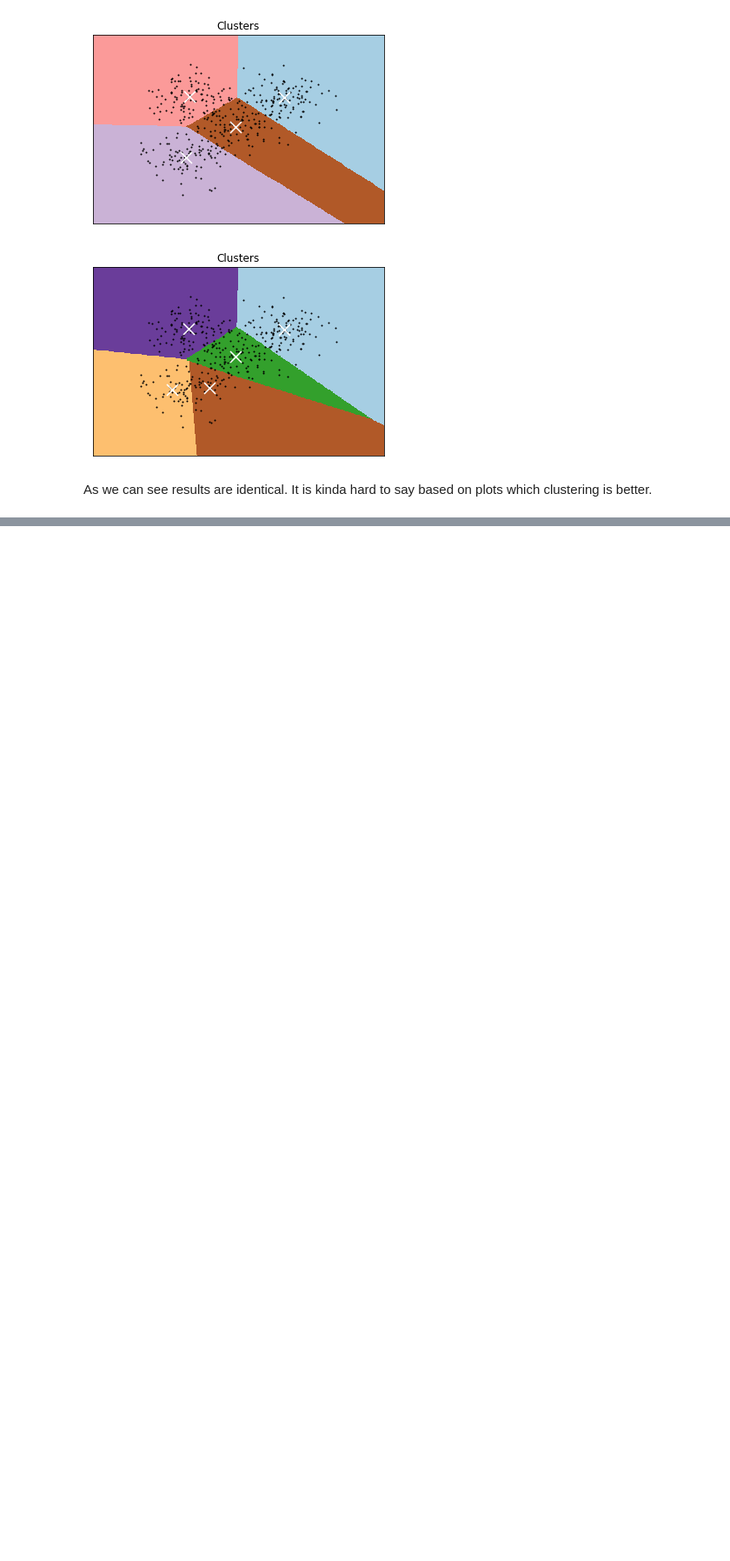
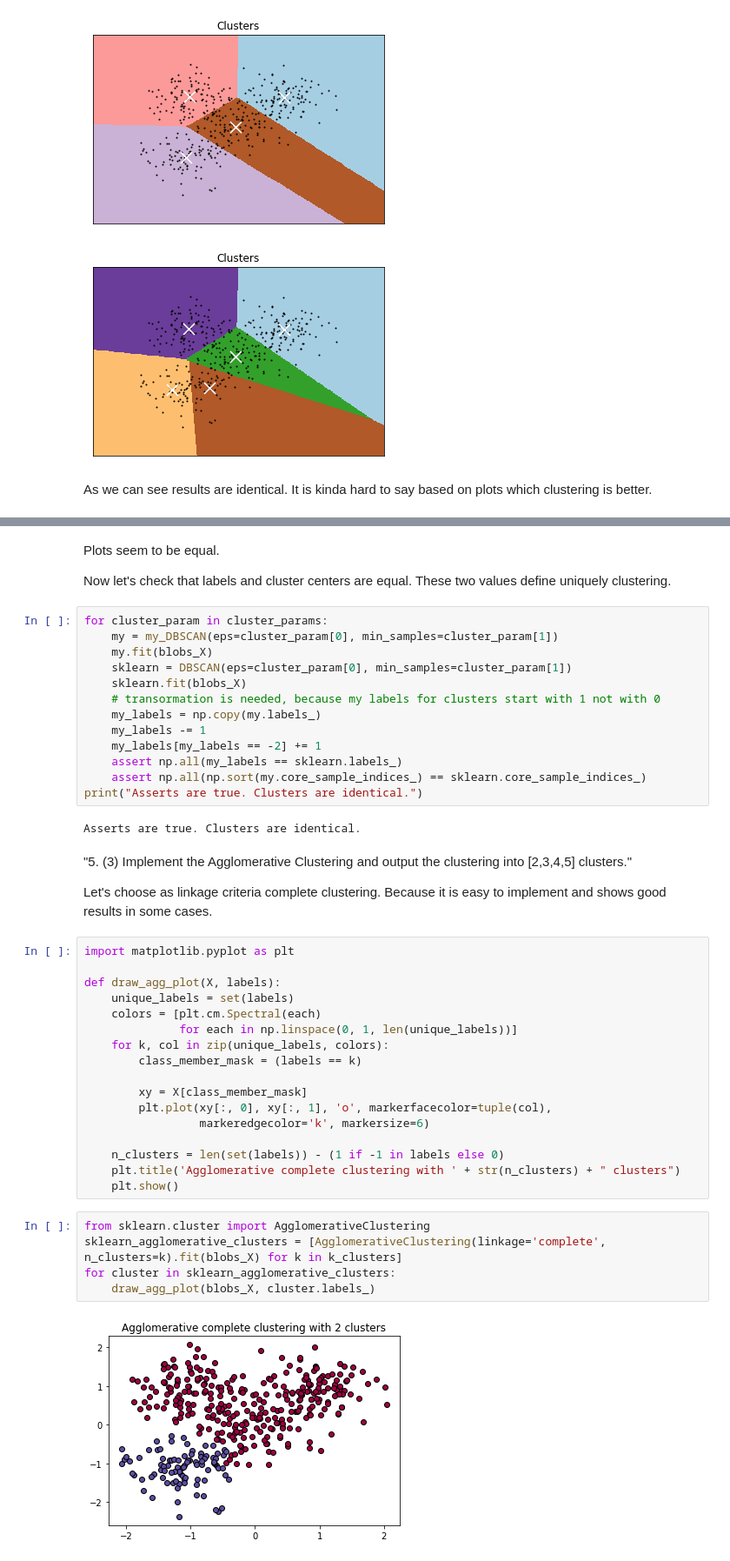
Before and after one commit to RamSaw/MachineLearning, a Jupyter notebook: hw01/hw01.ipynb, the cells around one changed output, grey strips where cells are left out. Shown: that part at 87% size. Cells and saved outputs as stored; diff of their text form; blank space fills up the shorter version.

```diff
--- a/hw01/hw01.ipynb
+++ b/hw01/hw01.ipynb
@@ -356,0 +467,47 @@ As we can see results are identical. It is kinda hard to say based on plots whic
+# %% [markdown]
+Plots seem to be equal.
+
+Now let's check that labels and cluster centers are equal. These two values define uniquely clustering.
+# %%
+for cluster_param in cluster_params:
+    my = my_DBSCAN(eps=cluster_param[0], min_samples=cluster_param[1])
+    my.fit(blobs_X)
+    sklearn = DBSCAN(eps=cluster_param[0], min_samples=cluster_param[1])
+    sklearn.fit(blobs_X)
+    # transormation is needed, because my labels for clusters start with 1 not with 0
+    my_labels = np.copy(my.labels_)
+    my_labels -= 1
+    my_labels[my_labels == -2] += 1
+    assert np.all(my_labels == sklearn.labels_)
+    assert np.all(np.sort(my.core_sample_indices_) == sklearn.core_sample_indices_)
+print("Asserts are true. Clusters are identical.")
+# %% [output]
+Asserts are true. Clusters are identical.
+# %% [markdown]
+"5. (3) Implement the Agglomerative Clustering and output the clustering into [2,3,4,5] clusters."
+
+Let's choose as linkage criteria complete clustering. Because it is easy to implement and shows good results in some cases.
+# %%
+import matplotlib.pyplot as plt
+
+def draw_agg_plot(X, labels):
+    unique_labels = set(labels)
+    colors = [plt.cm.Spectral(each)
+              for each in np.linspace(0, 1, len(unique_labels))]
+    for k, col in zip(unique_labels, colors):
+        class_member_mask = (labels == k)
+
+        xy = X[class_member_mask]
+        plt.plot(xy[:, 0], xy[:, 1], 'o', markerfacecolor=tuple(col),
+                 markeredgecolor='k', markersize=6)
+
+    n_clusters = len(set(labels)) - (1 if -1 in labels else 0)
+    plt.title('Agglomerative complete clustering with ' + str(n_clusters) + " clusters")
+    plt.show()
+# %%
+from sklearn.cluster import AgglomerativeClustering
+sklearn_agglomerative_clusters = [AgglomerativeClustering(linkage='complete', n_clusters=k).fit(blobs_X) for k in k_clusters]
+for cluster in sklearn_agglomerative_clusters:
+    draw_agg_plot(blobs_X, cluster.labels_)
+# %% [output]
+[figure, added]
```
Also changed, not shown: parts of 18 cells of this notebook.
